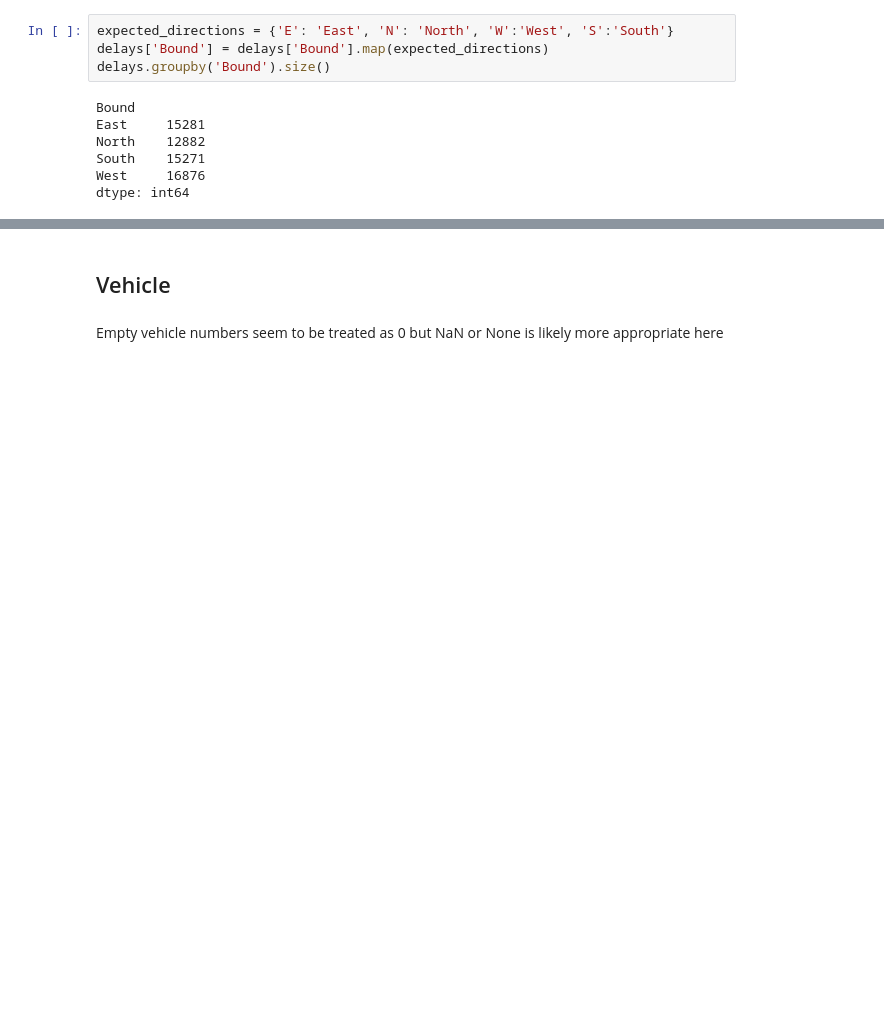
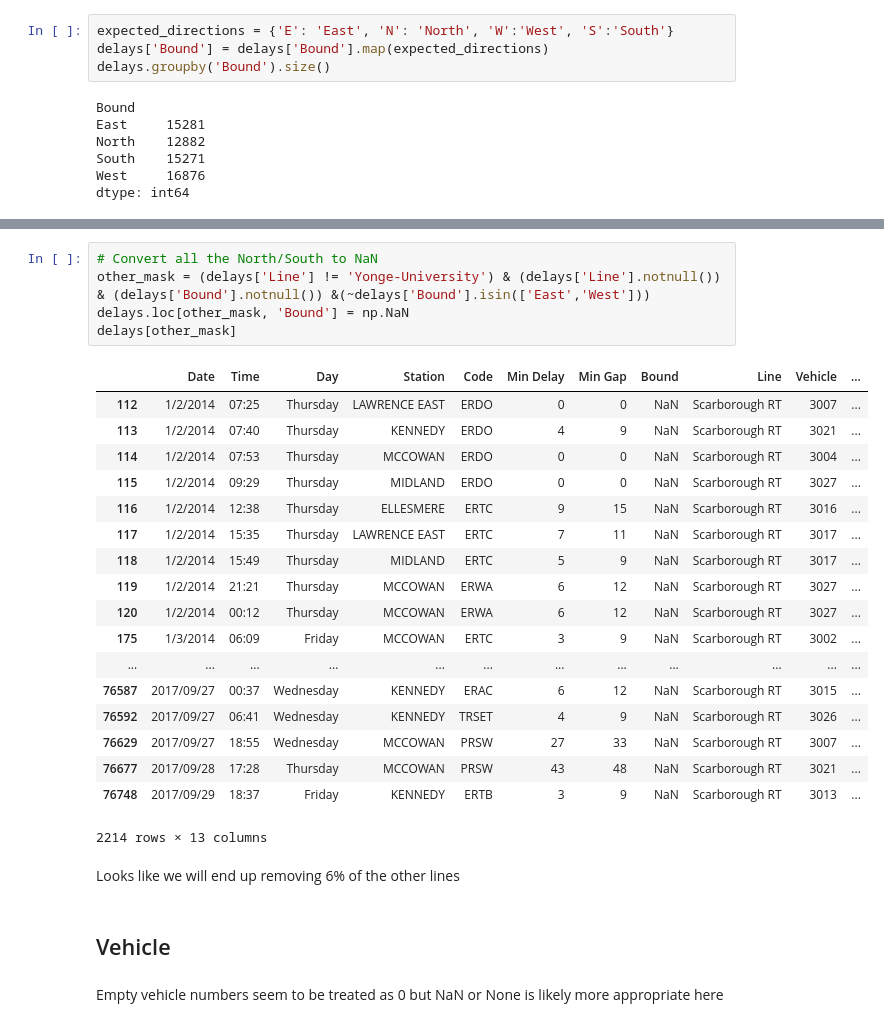
Before and after one commit to cllopes/scs-3250-tcc, a Jupyter notebook: Clean Up.ipynb, the cells around one changed output, grey strips where cells are left out. Drawn from its saved outputs; the diff is of its cells as text; blank space fills up the shorter version.

```diff
--- a/Clean Up.ipynb
+++ b/Clean Up.ipynb
@@ -290,3 +356,29 @@ dtype: int64
+# %%
+# Convert all the North/South to NaN
+other_mask = (delays['Line'] != 'Yonge-University') & (delays['Line'].notnull()) & (delays['Bound'].notnull()) &(~delays['Bound'].isin(['East','West']))
+delays.loc[other_mask, 'Bound'] = np.NaN
+delays[other_mask]
+# %% [output]
+|  | Date | Time | Day | Station | Code | Min Delay | Min Gap | Bound | Line | Vehicle | ... |
+| 112 | 1/2/2014 | 07:25 | Thursday | LAWRENCE EAST | ERDO | 0 | 0 | NaN | Scarborough RT | 3007 | ... |
+| 113 | 1/2/2014 | 07:40 | Thursday | KENNEDY | ERDO | 4 | 9 | NaN | Scarborough RT | 3021 | ... |
+| 114 | 1/2/2014 | 07:53 | Thursday | MCCOWAN | ERDO | 0 | 0 | NaN | Scarborough RT | 3004 | ... |
+| 115 | 1/2/2014 | 09:29 | Thursday | MIDLAND | ERDO | 0 | 0 | NaN | Scarborough RT | 3027 | ... |
+| 116 | 1/2/2014 | 12:38 | Thursday | ELLESMERE | ERTC | 9 | 15 | NaN | Scarborough RT | 3016 | ... |
+| 117 | 1/2/2014 | 15:35 | Thursday | LAWRENCE EAST | ERTC | 7 | 11 | NaN | Scarborough RT | 3017 | ... |
+| 118 | 1/2/2014 | 15:49 | Thursday | MIDLAND | ERTC | 5 | 9 | NaN | Scarborough RT | 3017 | ... |
+| 119 | 1/2/2014 | 21:21 | Thursday | MCCOWAN | ERWA | 6 | 12 | NaN | Scarborough RT | 3027 | ... |
+| 120 | 1/2/2014 | 00:12 | Thursday | MCCOWAN | ERWA | 6 | 12 | NaN | Scarborough RT | 3027 | ... |
+| 175 | 1/3/2014 | 06:09 | Friday | MCCOWAN | ERTC | 3 | 9 | NaN | Scarborough RT | 3002 | ... |
+| ... | ... | ... | ... | ... | ... | ... | ... | ... | ... | ... | ... |
+| 76587 | 2017/09/27 | 00:37 | Wednesday | KENNEDY | ERAC | 6 | 12 | NaN | Scarborough RT | 3015 | ... |
+| 76592 | 2017/09/27 | 06:41 | Wednesday | KENNEDY | TRSET | 4 | 9 | NaN | Scarborough RT | 3026 | ... |
+| 76629 | 2017/09/27 | 18:55 | Wednesday | MCCOWAN | PRSW | 27 | 33 | NaN | Scarborough RT | 3007 | ... |
+| 76677 | 2017/09/28 | 17:28 | Thursday | MCCOWAN | PRSW | 43 | 48 | NaN | Scarborough RT | 3021 | ... |
+| 76748 | 2017/09/29 | 18:37 | Friday | KENNEDY | ERTB | 3 | 9 | NaN | Scarborough RT | 3013 | ... |
+2214 rows × 13 columns
+# %% [markdown]
+Looks like we will end up removing 6% of the other lines
 # %% [markdown]
 ## Vehicle
 # %% [markdown]
```
Also changed, not shown: parts of 12 cells of this notebook, 1 other file.
